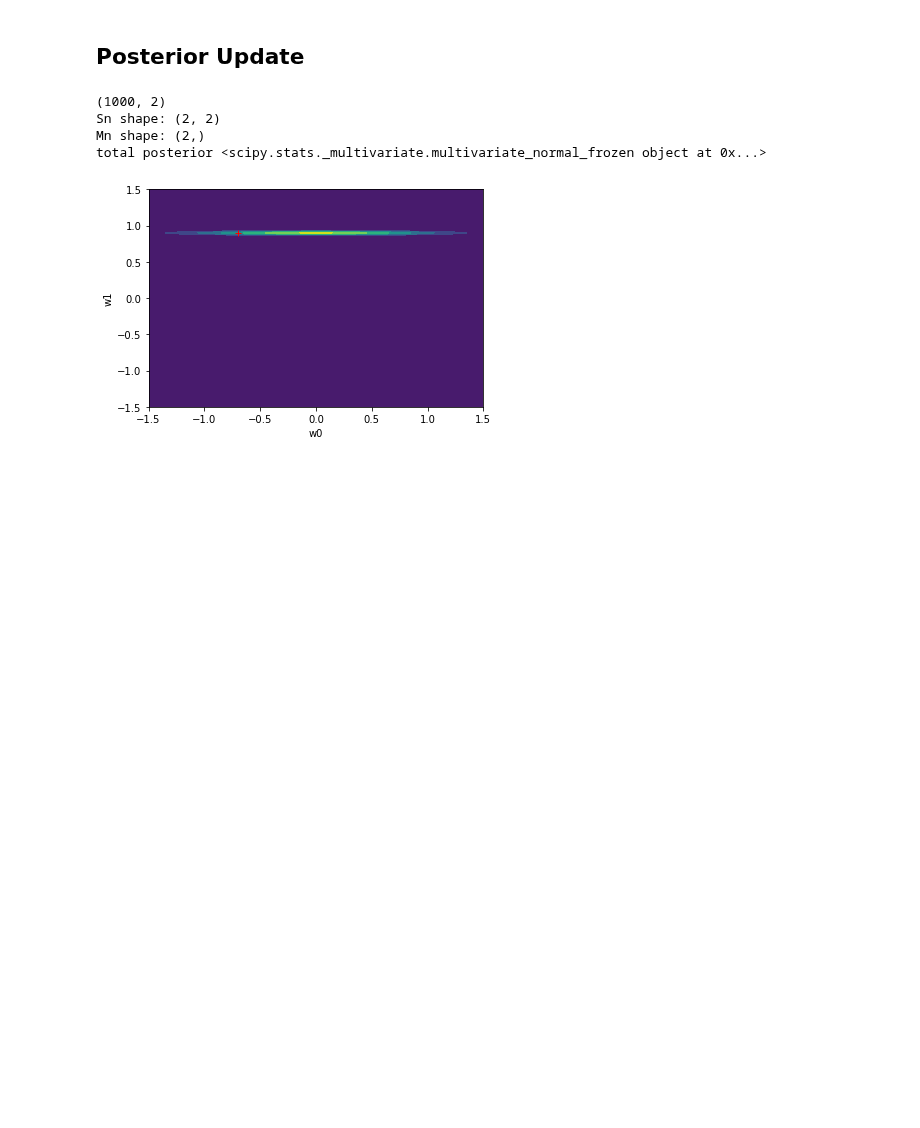
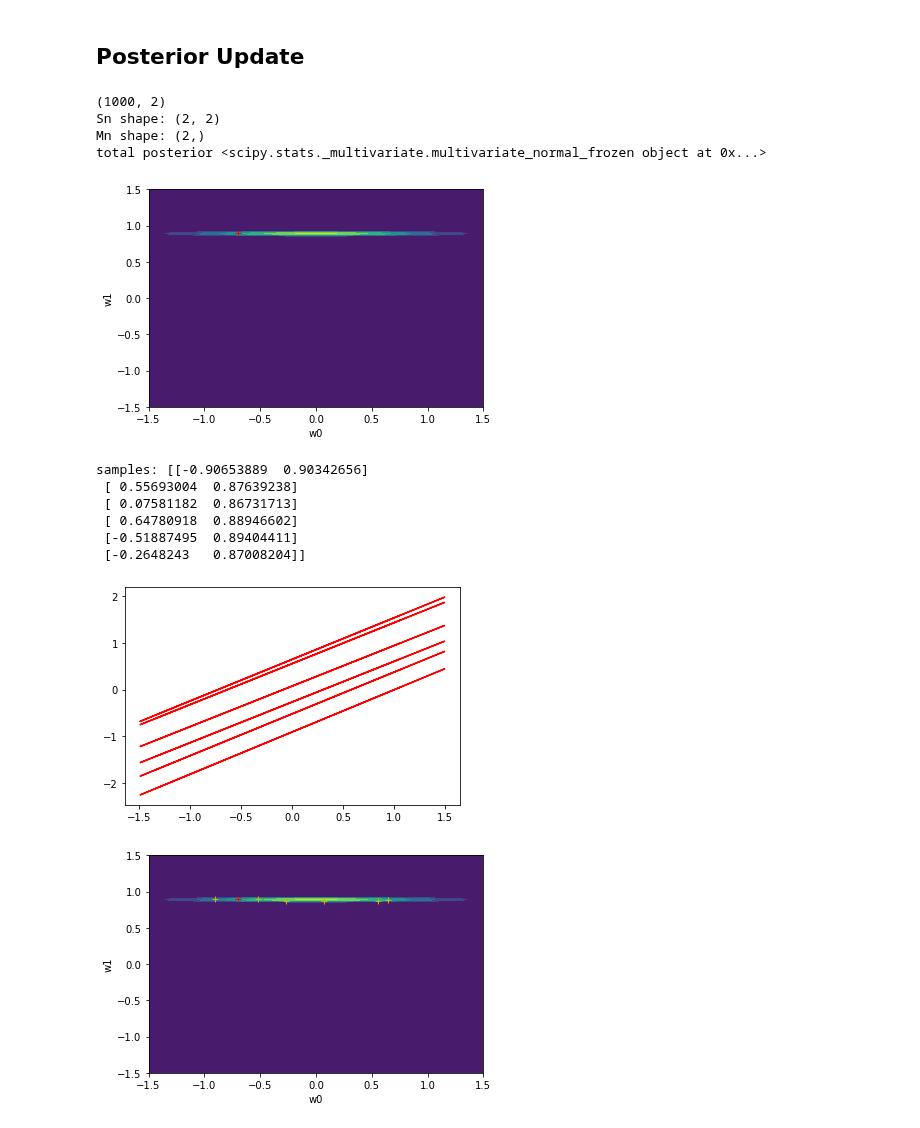
Before and after one commit to graterollin/PRML, a Jupyter notebook: hw3/HW3_Q2.ipynb, the cells around one changed output. Saved outputs shown, nothing was run; the diff lists cells and outputs as text; code cells hidden in the pictures; blank space fills up the shorter version.

```diff
--- a/hw3/HW3_Q2.ipynb
+++ b/hw3/HW3_Q2.ipynb
@@ -75,35 +94,67 @@ def compute_design_matrix(input_data):
 # %%
 # Plot the posterior of the parameters given all the data x, t
 # Obtain the design matrix
 phi = compute_design_matrix(data_points)
 print(phi.shape)
 
-Sn = np.linalg.inv(np.linalg.inv(s0) + (1/variance)*(np.matmul(np.transpose(phi), phi)))
-Mn = np.matmul(Sn, (np.matmul(np.linalg.inv(s0), m0) + (1/variance)*np.matmul(np.transpose(phi), targets)))
+Sn = np.linalg.inv(np.linalg.inv(s0) + ((1/variance)*(np.matmul(np.transpose(phi), phi))))
+Mn = np.matmul(Sn, (np.matmul(np.linalg.inv(s0), m0) + ((1/variance)*np.matmul(np.transpose(phi), targets))))
 print("Sn shape:", Sn.shape)
 print("Mn shape:", Mn.shape)
 
 total_posterior = multivariate_normal(mean=Mn, cov=Sn)
 print("total posterior", total_posterior)
 
 X = np.linspace(-3/2, 3/2, N)
 Y = np.linspace(-3/2, 3/2, N)
 X, Y = np.meshgrid(X, Y)
 pos = np.dstack((X, Y))
 
 Z = total_posterior.pdf(pos)
 
 plt.xlabel("w0")
 plt.ylabel("w1")
 plt.plot(w0, w1, 'r+')
 plt.contourf(X, Y, Z)
 plt.show()
+
+#samples_list = []
+
+#for i in range(6):
+#    samples = total_posterior.rvs()
+#    samples_list.append(samples)
+
+samples_list = (np.random.multivariate_normal(Mn, Sn, size=6))
+
+print("samples:", samples_list)
+
+for s in samples_list:
+    line = s[0] + s[1]*data_points
+    plt.plot(data_points, line, 'red')
+
+plt.show()
+
+plt.xlabel("w0")
+plt.ylabel("w1")
+plt.plot(w0, w1, 'r+')
+for s in samples_list:
+    plt.plot(s[0], s[1], 'y+')
+plt.contourf(X, Y, Z)
+plt.show()
 # %% [output]
 (1000, 2)
 Sn shape: (2, 2)
 Mn shape: (2,)
 total posterior <scipy.stats._multivariate.multivariate_normal_frozen object at 0x...>
 [figure]
+samples: [[-0.90653889  0.90342656]
+ [ 0.55693004  0.87639238]
+ [ 0.07581182  0.86731713]
+ [ 0.64780918  0.88946602]
+ [-0.51887495  0.89404411]
+ [-0.2648243   0.87008204]]
+[figure, added]
+[figure, added]
 # %%
 # Plot the assumed multivariate gaussian prior
 Z = prior.pdf(pos)
```
Also changed, not shown: parts of 7 cells of this notebook.
